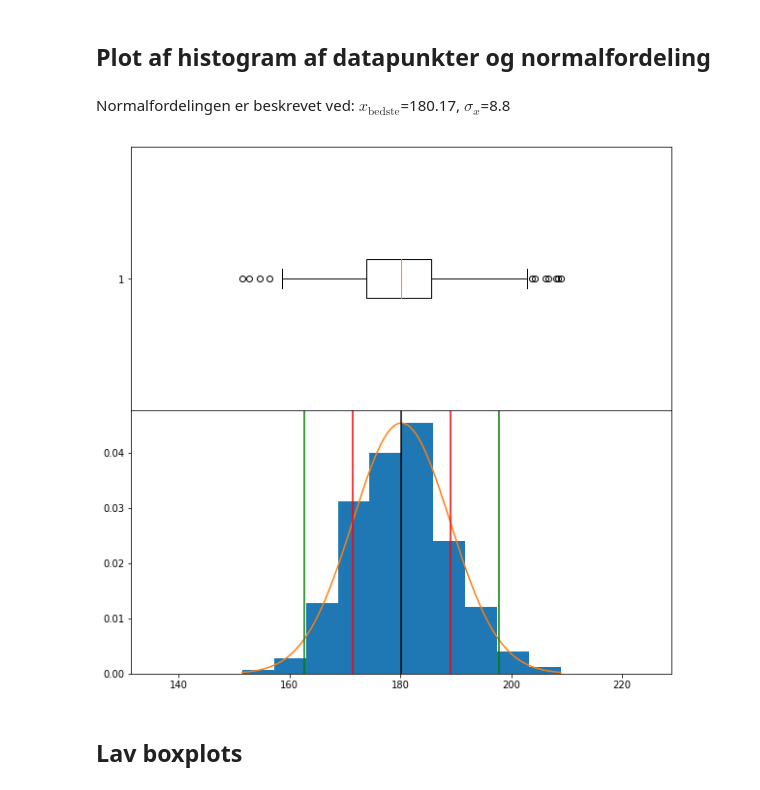
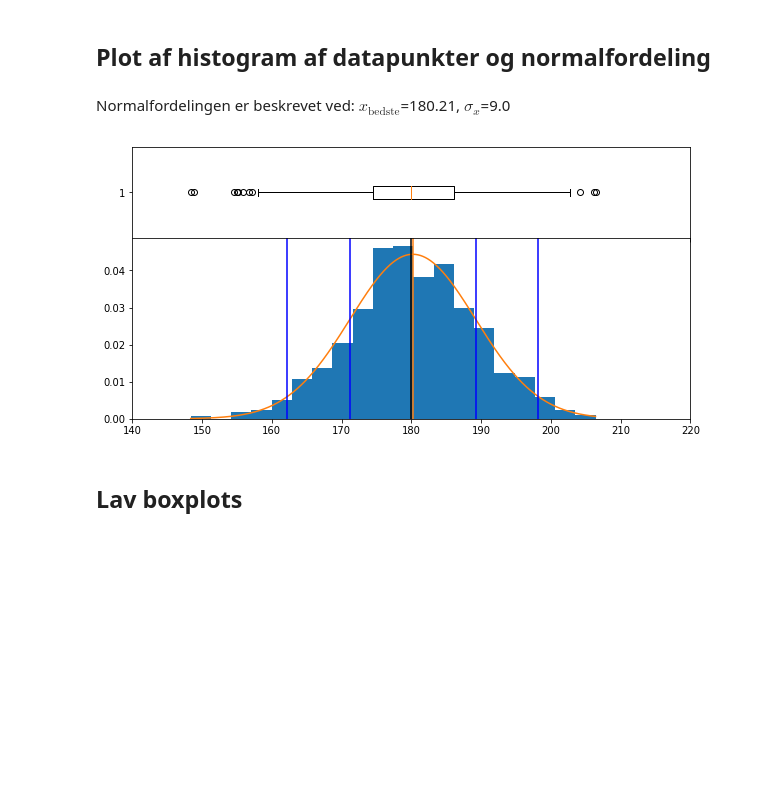
Before and after one commit to tlinnet/winpython, a Jupyter notebook: sampling_simulering.ipynb, the cells around one changed output. Saved outputs shown, nothing was run; the diff lists cells and outputs as text; code cells hidden in the pictures; blank space fills up the shorter version.

```diff
--- a/sampling_simulering.ipynb
+++ b/sampling_simulering.ipynb
@@ -74,32 +75,16 @@ df.loc[s.index, 'val'] = s
 Hvis den relative usikkerhed er 5%, hvad er så den absolutte usikkerhed hvis gennemsnittet er 180 cm?
 # %% [markdown]
 ## Plot af histogram af datapunkter og normalfordeling
-# %%
-# Plot histogram af punkters
-f, (ax1, ax2) = plt.subplots(2,1, figsize=(10,10), sharex=True)
-f.subplots_adjust(hspace=0)
-
-v = df['val']
-_=ax1.boxplot(v, notch=False, sym=None, vert=False)
-
-mean = np.mean(v)
-sigma = np.std(v)
-x = np.linspace(min(v), max(v), len(v))
-# Plot
-ax2.hist(v, normed=True)
-ax2.plot(x, mlab.normpdf(x, mean, sigma))
-ax2.axvline(x=mean, c="k")
-ax2.axvline(x=mean+sigma, c="r")
-ax2.axvline(x=mean-sigma, c="r")
-ax2.axvline(x=mean+2*sigma, c="g")
-ax2.axvline(x=mean-2*sigma, c="g")
-display(Markdown('Normalfordelingen er beskrevet ved: $ x_{\mathrm{bedste}} $=%1.2f, $\sigma_x$=%1.1f'%(mean, sigma)))
-
-set_xlim = (x[0]-20, x[-1]+20)
-_= ax1.set_xlim(set_xlim)
-# %% [output]
-Normalfordelingen er beskrevet ved: $ x_{\mathrm{bedste}} $=180.17, $\sigma_x$=8.8
-[figure, removed]
+# %%
+reload(tools)
+f, ax1, ax2, mean, sigma = tools.create_boxplot_hist(df=df, col='val')
+
+ax1.set_xlim(180-40, 180+40)
+#ax2.set_xlim(180-40, 180+40)
+display(Markdown('Normalfordelingen er beskrevet ved: $ x_{\mathrm{bedste}} $=%1.2f, $\sigma_x$=%1.1f'%(mean, sigma)))
+# %% [output]
+Normalfordelingen er beskrevet ved: $ x_{\mathrm{bedste}} $=180.21, $\sigma_x$=9.0
+[figure, added]
 # %% [markdown]
 ## Lav boxplots
 # %%
```
Also changed, not shown: parts of 23 cells of this notebook, 1 other file.
